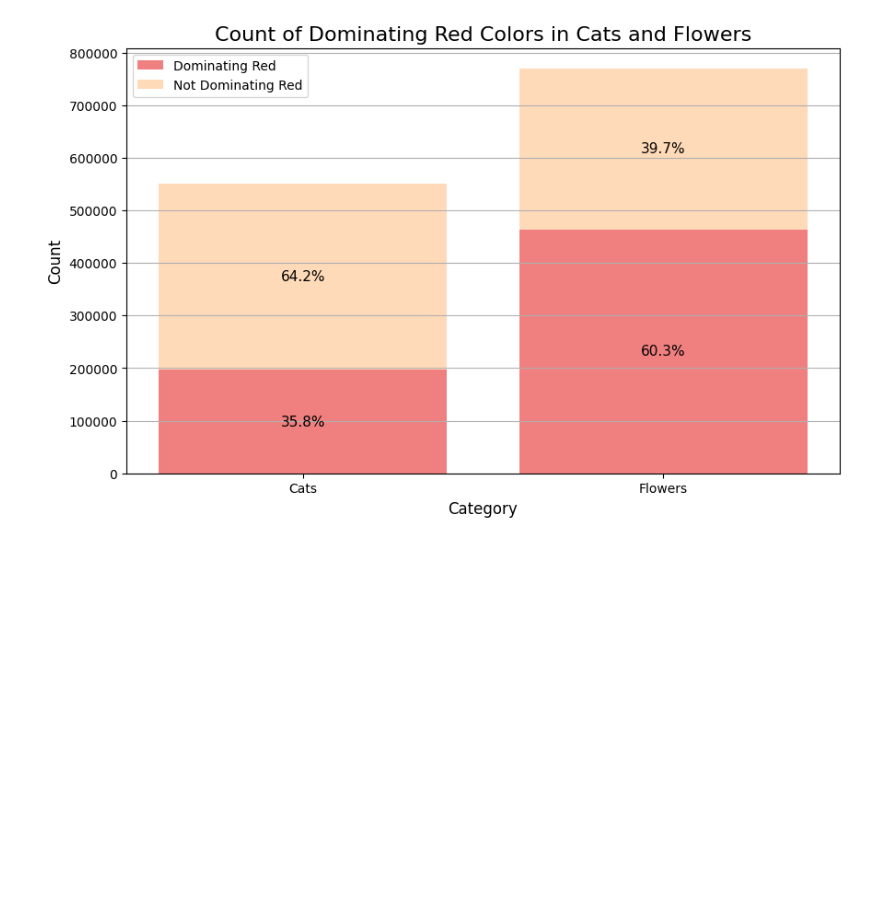
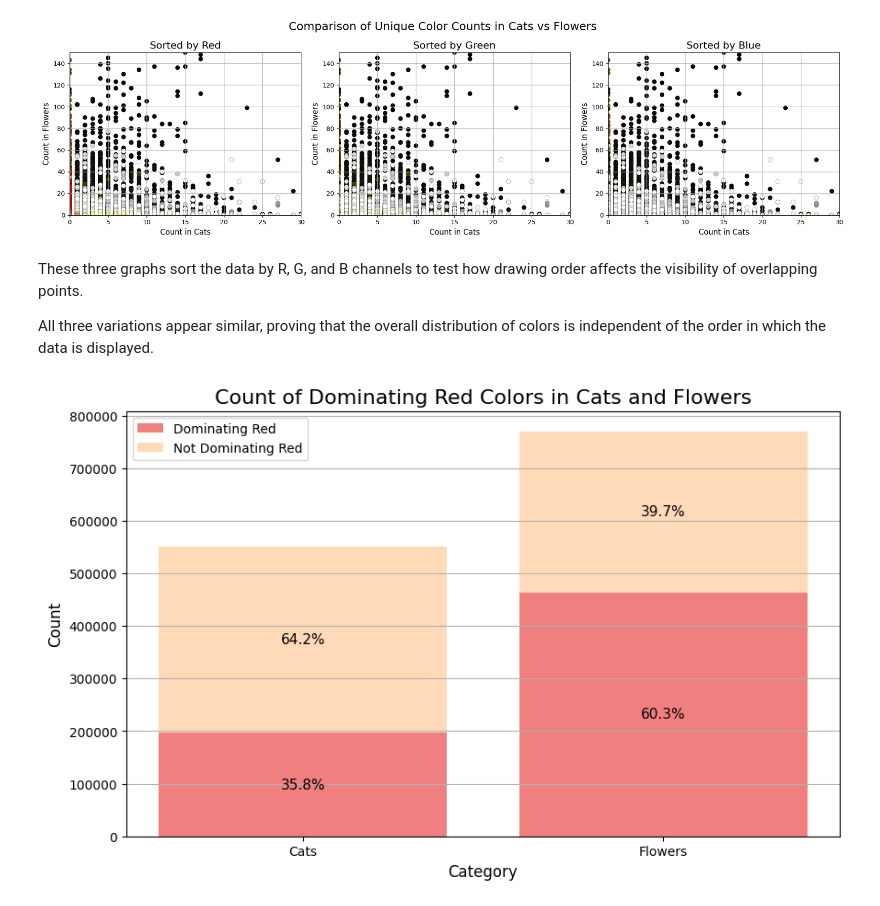
Before and after one commit to ala1200/images-color-reduction, a Jupyter notebook: analysis.ipynb, the cells around one changed output. Cells and saved outputs as stored; diff of their text form; code cells hidden in the pictures; blank space fills up the shorter version.

```diff
--- a/analysis.ipynb
+++ b/analysis.ipynb
@@ -361,3 +404,66 @@ plt.show()
+# %%
+s = unique_colors_cats_flowers.sort_values(by=['R'], ascending=True).reset_index(drop=True)
+scolors_array = s[['R', 'G', 'B']].values / 255.0
+m = unique_colors_cats_flowers.sort_values(by=['G'], ascending=True).reset_index(drop=True)
+mcolors_array = m[['R', 'G', 'B']].values / 255.0
+p = unique_colors_cats_flowers.sort_values(by=['B'], ascending=True).reset_index(drop=True)
+pcolors_array = p[['R', 'G', 'B']].values / 255.0
+
+fig, axes = plt.subplots(1, 3, figsize=(18, 5))
+axes[0].set_xlim(0, 30)
+axes[0].set_ylim(0, 150)
+axes[0].scatter(
+    s['count_cats'],
+    s['count_flowers'],
+    c=scolors_array,
+    edgecolors='black',
+    linewidths=0.2,
+    s=50,
+)
+axes[0].set_title('Sorted by Red', fontsize=16)
+axes[0].set_xlabel('Count in Cats', fontsize=12)
+axes[0].set_ylabel('Count in Flowers', fontsize=12)
+axes[0].grid(True)
+
+axes[1].set_xlim(0, 30)
+axes[1].set_ylim(0, 150)
+axes[1].scatter(
+    m['count_cats'],
+    m['count_flowers'],
+    c=mcolors_array,
+    edgecolors='black',
+    linewidths=0.2,
+    s=50,
+)
+axes[1].set_title('Sorted by Green', fontsize=16)
+axes[1].set_xlabel('Count in Cats', fontsize=12)
+axes[1].set_ylabel('Count in Flowers', fontsize=12)
+axes[1].grid(True)
+
+axes[2].set_xlim(0, 30)
+axes[2].set_ylim(0, 150)
+axes[2].scatter(
+    p['count_cats'],
+    p['count_flowers'],
+    c=pcolors_array,
+    edgecolors='black',
+    linewidths=0.2,
+    s=50,
+)
+axes[2].set_title('Sorted by Blue', fontsize=16)
+axes[2].set_xlabel('Count in Cats', fontsize=12)
+axes[2].set_ylabel('Count in Flowers', fontsize=12)
+axes[2].grid(True)
+
+fig.suptitle('Comparison of Unique Color Counts in Cats vs Flowers', fontsize=18)
+plt.tight_layout()
+plt.show()
+# %% [output]
+[figure, added]
+# %% [markdown]
+These three graphs sort the data by R, G, and B channels to test how drawing order affects the visibility of overlapping points.
+
+All three variations appear similar, proving that the overall distribution of colors is independent of the order in which the data is displayed.
 # %%
 dom_R_cats = unique_colors_cats[unique_colors_cats['is_dominating_R'] == 1].sum(axis=0)['count']
 ndom_R_cats = unique_colors_cats[unique_colors_cats['is_dominating_R'] == 0].sum(axis=0)['count']
```
Also changed, not shown: parts of 53 cells of this notebook, 1 other file.
